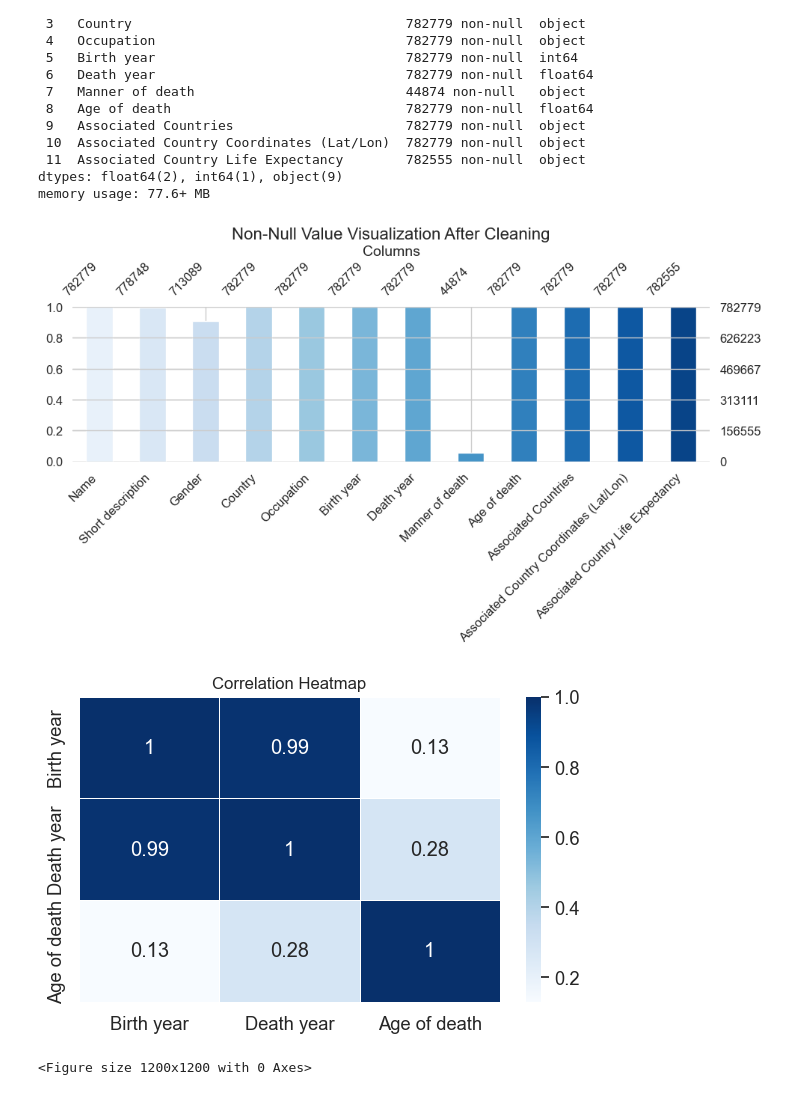
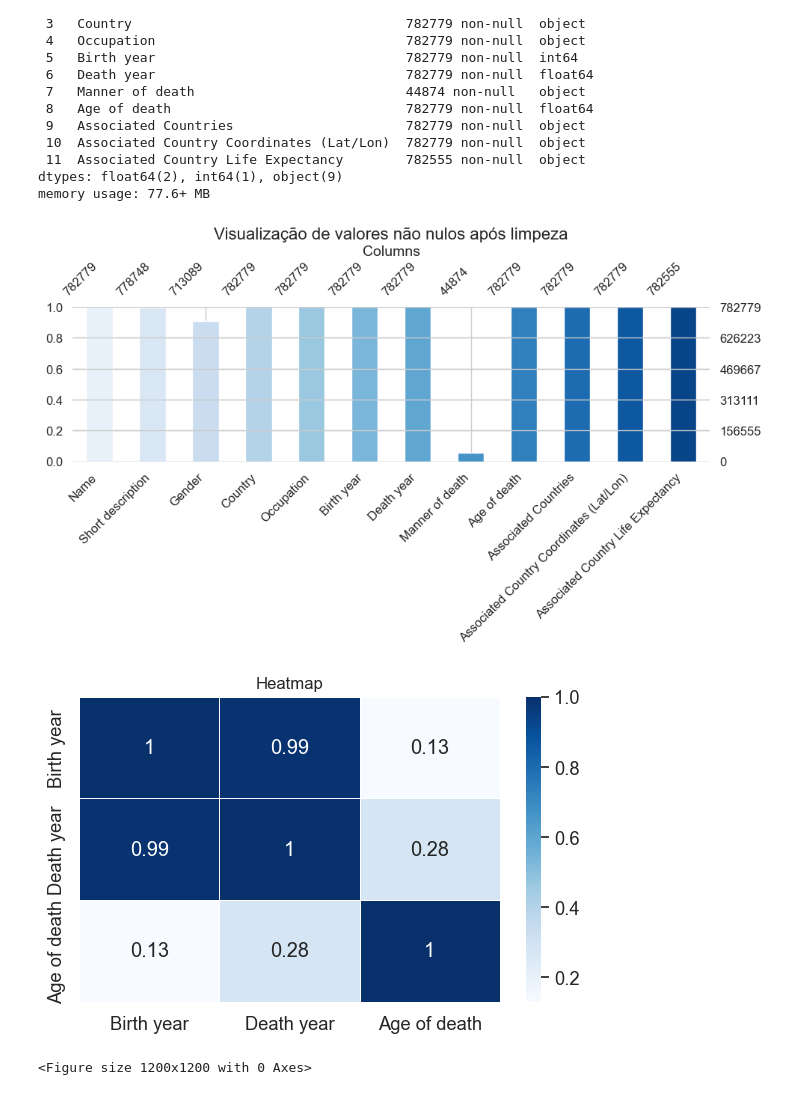
Before and after one commit to Bredariolcaroline/Data-analysis-and-data-science, a Jupyter notebook: AgeDataset.ipynb, the cells around one changed output. Saved outputs shown, nothing was run; the diff lists cells and outputs as text; code cells hidden in the pictures.

```diff
--- a/AgeDataset.ipynb
+++ b/AgeDataset.ipynb
@@ -164,7 +164,7 @@ memory usage: 77.6+ MB
 sns.set(style='whitegrid', font_scale = 1.2)
 msno.bar(data, color = sns.color_palette('Blues', n_colors=len(data.columns)),figsize=(10,6),fontsize=12, labels=True)
 
-plt.title('Non-Null Value Visualization After Cleaning', fontsize=16)
+plt.title('Visualização de valores não nulos após limpeza', fontsize=16)
 plt.xlabel('Columns',fontsize=14)
 plt.ylabel('Percentage of Missing Values', fontsize=14)
 plt.xticks(rotation=45, ha='right')
@@ -172,20 +172,20 @@ plt.xticks(rotation=45, ha='right')
 plt.tight_layout()
 plt.show()
 # %% [output]
-[figure, old version]
+[figure, new version]
 # %%
 eda_data = data.copy()
 # %%
 # criando heatmap de correlação
 correlation_matrix = eda_data.corr()
 plt.figure(figsize=(6,4))
 sns.heatmap(correlation_matrix,annot=True,cmap='Blues',linewidths=0.5)
-plt.title('Correlation Heatmap',fontsize=12)
+plt.title('Heatmap',fontsize=12)
 
 plt.tight_layout()
 plt.show()
 # %% [output]
-[figure, old version]
+[figure, new version]
 # %%
 #dendrograma mostrando a correlação
 plt.figure(figsize=(12,12))
```
Also changed, not shown: parts of 14 cells of this notebook.
